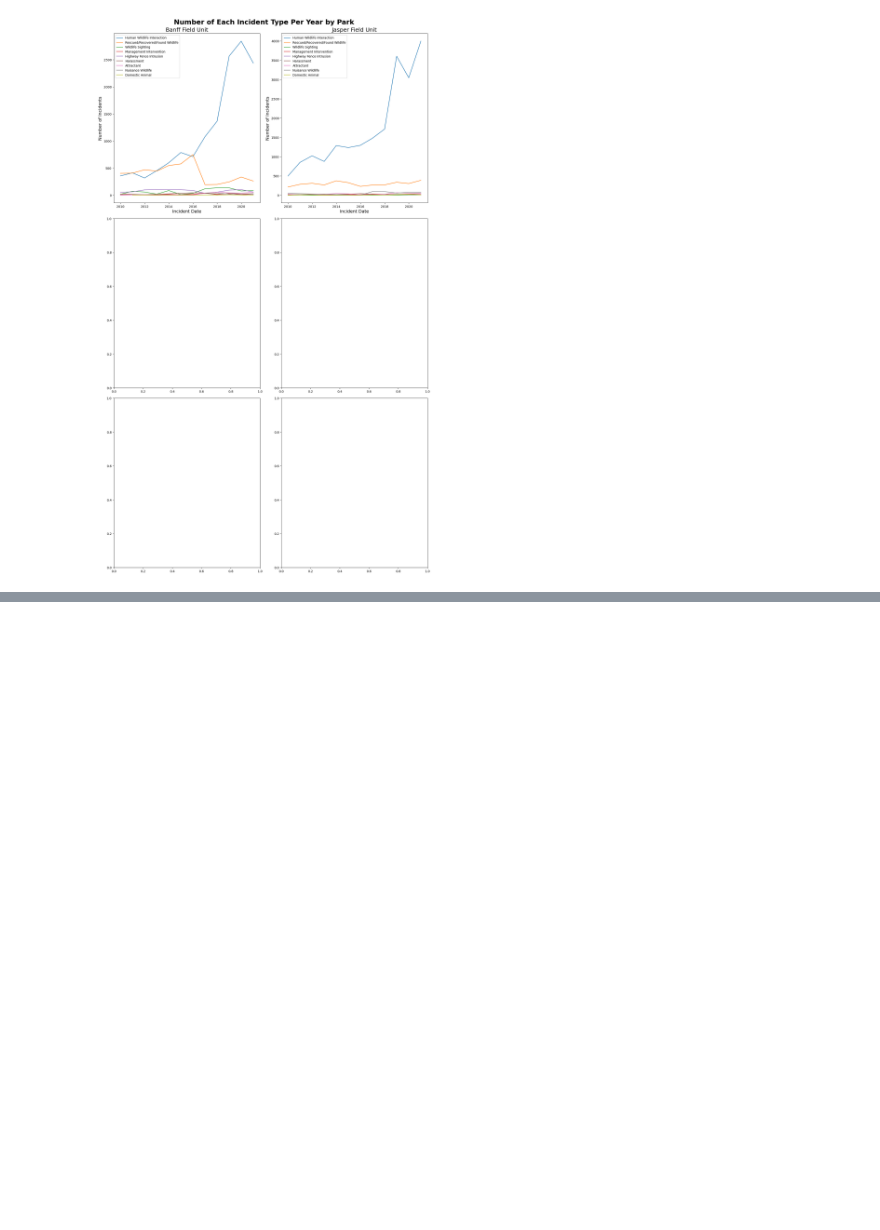
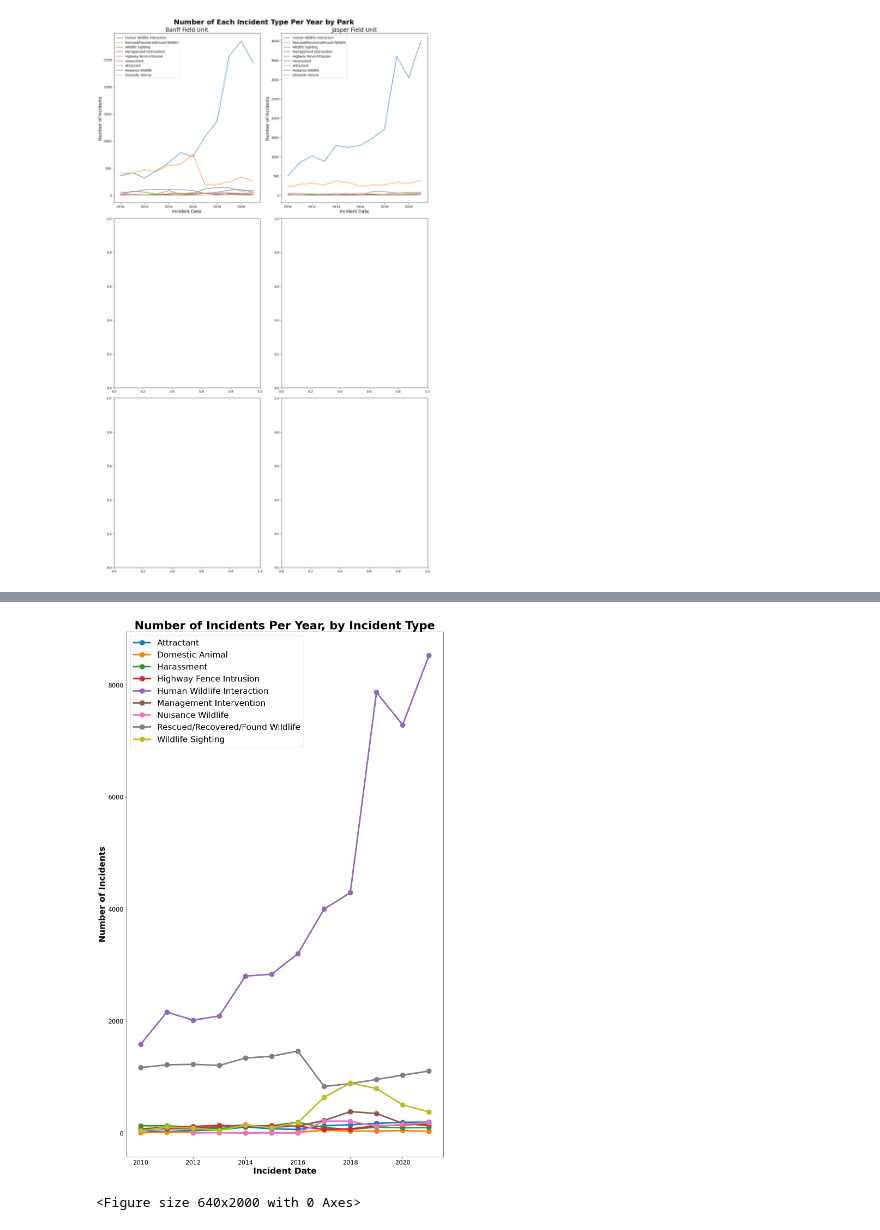
Before and after one commit to ebillard06/human-wildlife-coexistence-data-analysis, a Jupyter notebook: HWC Data - Time Series - Updated.ipynb, the cells around one changed output, grey strips where cells are left out. Cells and saved outputs as stored; diff of their text form; code cells hidden in the pictures; blank space fills up the shorter version.

Commit message:
Updated draft plots

```diff
--- a/HWC Data - Time Series - Updated.ipynb
+++ b/HWC Data - Time Series - Updated.ipynb
@@ -257,0 +314,12 @@ plt.show()
+# %%
+Complete_HWC_Data_Year = Complete_HWC_Data.loc[:, ("Incident Type", "Field Unit", "Incident Date")]
+Complete_HWC_Data_Year["Incident Year"] = pd.to_datetime(Complete_HWC_Data_Year["Incident Date"]).dt.to_period("Y")
+Complete_HWC_Data_Year["Incident Year"] = Complete_HWC_Data_Year["Incident Year"].astype("str")
+Complete_HWC_Data_Year["Incident Year"] = pd.to_datetime(Complete_HWC_Data_Year["Incident Year"])
+Complete_HWC_Data_Year
+
+IncidentsByYear = Complete_HWC_Data_Year["Incident Type"].groupby([Complete_HWC_Data_Year["Incident Year"], Complete_HWC_Data_Year["Incident Type"]]).count().reset_index(name="count")
+IncidentsByYear
+
+IncidentsByYear = IncidentsByYear.pivot_table("count", "Incident Year", "Incident Type")
+IncidentsByYear
@@ -257,0 +341,14 @@ plt.show()
+# %%
+plt.figure(figsize=(15,25));
+plt.plot(IncidentsByYear, label=IncidentsByYear.columns, marker="o", mew=8, linewidth=4);
+plt.xlabel("Incident Date", fontweight="bold", size = 22);
+plt.ylabel("Number of Incidents", fontweight="bold", size = 22);
+plt.xticks(size=16)
+plt.yticks(size=16)
+plt.legend(loc="upper left", prop={"size":22});
+plt.title("Number of Incidents Per Year, by Incident Type", fontweight="bold", size = 30);
+plt.figure().set_figheight(20);
+plt.show();
+# %% [output]
+[figure, added]
+<Figure size 640x2000 with 0 Axes>
```
Also changed, not shown: parts of 11 cells of this notebook, 3 other files.
